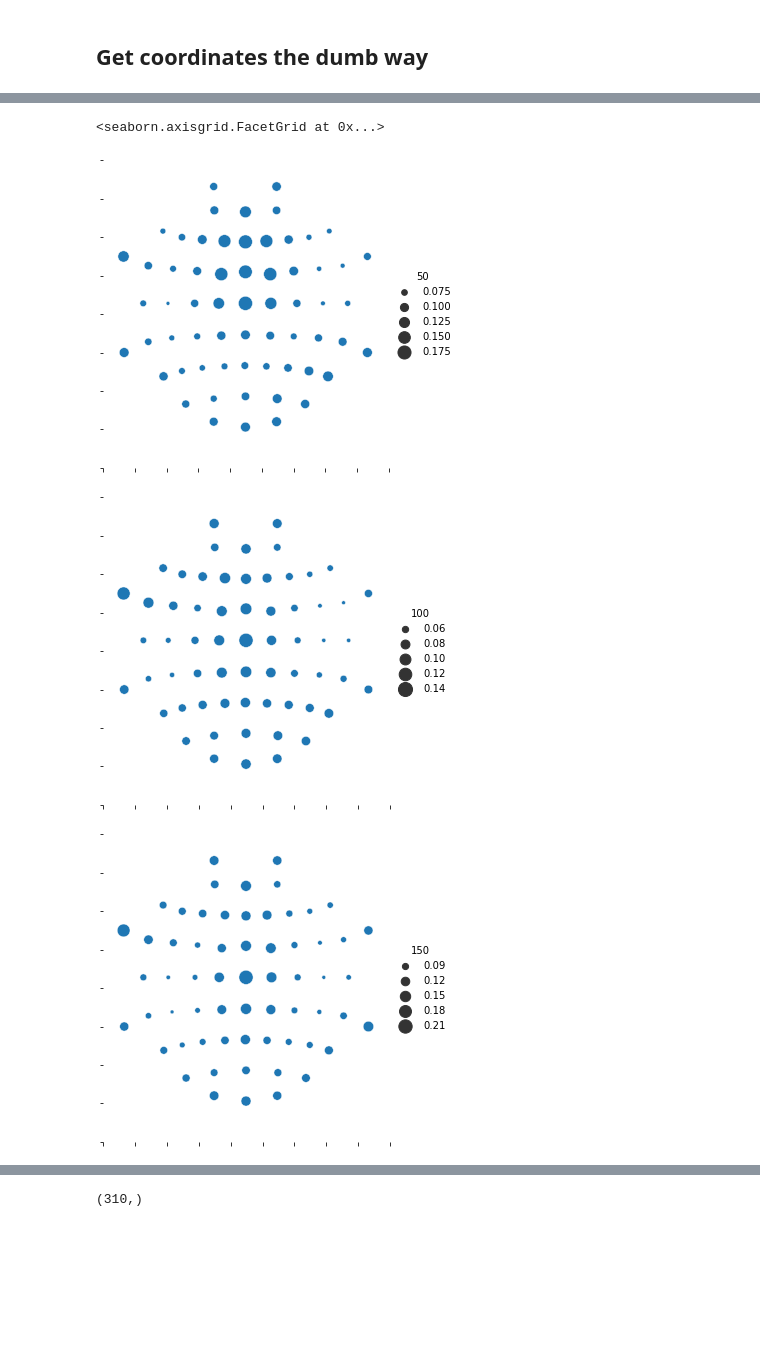
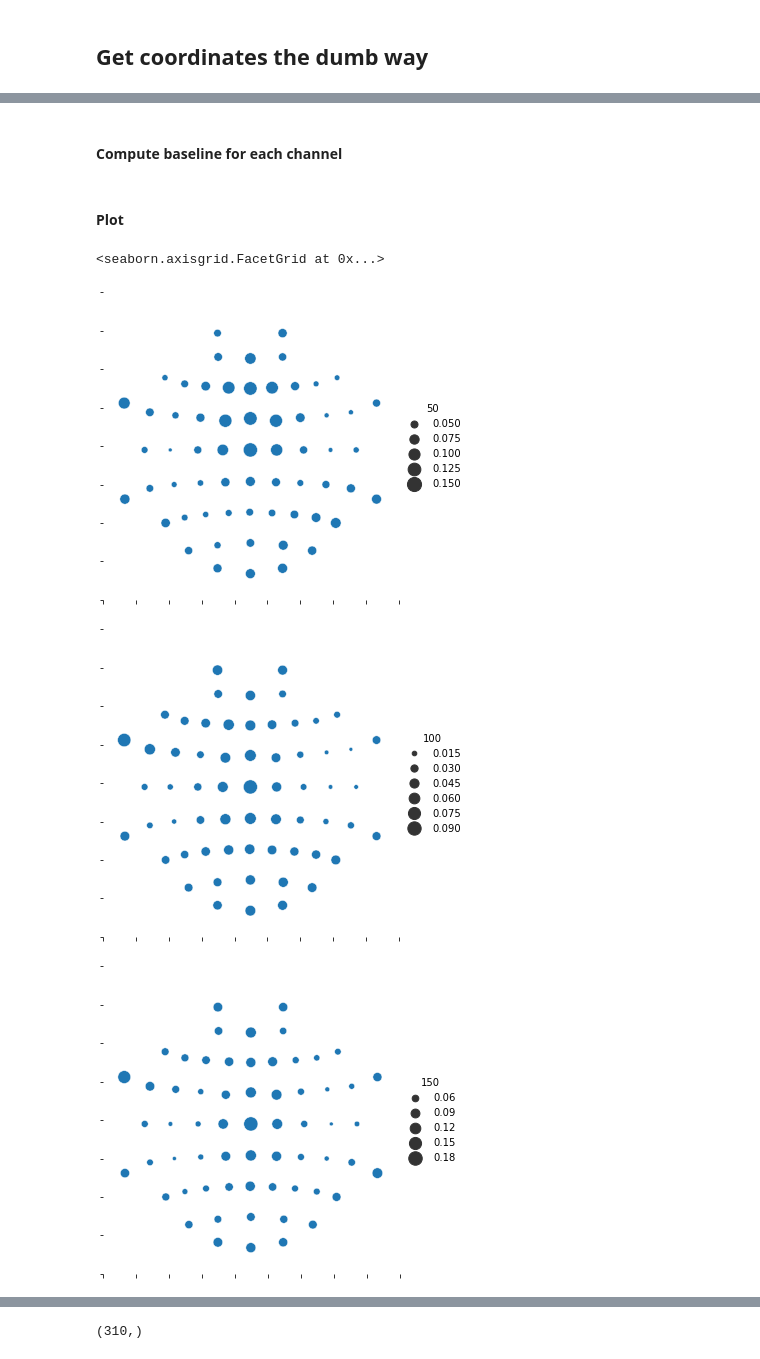
Before and after one commit to letitiayhho/tone-target-monitoring-2, a Jupyter notebook: scripts/coherence_maps.ipynb, the cells around one changed output, grey strips where cells are left out. Cells and saved outputs as stored; diff of their text form; code cells hidden in the pictures; blank space fills up the shorter version.

Commit message:
Baseline coherence values, plot imcoh too

```diff
--- a/scripts/coherence_maps.ipynb
+++ b/scripts/coherence_maps.ipynb
@@ -106,43 +110,80 @@ coh_250 = coh_sub_avg[coh_sub_avg['cond'] == 250]
+# %% [markdown]
+#### Compute baseline for each channel
 # %%
-# Subtract coherence values from baseline?
+# Compute baseline for each channel
+control_50 = coh[coh['cond'] != 50]
+control_100 = coh[coh['cond'] != 100]
+control_150 = coh[coh['cond'] != 150]
+control_200 = coh[coh['cond'] != 200]
+control_250 = coh[coh['cond'] != 250]
+
+# Baseline for each channel
+baseline_50 = control_50.groupby(['chan']).mean()['50']
+baseline_100 = control_100.groupby(['chan']).mean()['100']
+baseline_150 = control_150.groupby(['chan']).mean()['150']
+baseline_200 = control_200.groupby(['chan']).mean()['200']
+baseline_250 = control_250.groupby(['chan']).mean()['250']
+
+# Fix indexes
+baseline_50 = baseline_50.reset_index(drop = True)
+baseline_100 = baseline_100.reset_index(drop = True)
+baseline_150 = baseline_150.reset_index(drop = True)
+baseline_200 = baseline_200.reset_index(drop = True)
+baseline_250 = baseline_250.reset_index(drop = True)
+# %%
+# Create copies
+coh_50_baselined = coh_50.copy()
+coh_100_baselined = coh_100.copy()
+coh_150_baselined = coh_150.copy()
+coh_200_baselined = coh_200.copy()
+coh_250_baselined = coh_250.copy()
+
+# Subtract baseline
+coh_50_baselined['50'] = (coh_50['50'].to_numpy() - baseline_50).tolist()
+coh_100_baselined['100'] = (coh_100['100'].to_numpy() - baseline_100).tolist()
+coh_150_baselined['150'] = (coh_150['150'].to_numpy() - baseline_150).tolist()
+coh_200_baselined['200'] = (coh_200['200'].to_numpy() - baseline_200).tolist()
+coh_250_baselined['250'] = (coh_250['250'].to_numpy() - baseline_250).tolist()
+# %% [markdown]
+#### Plot
 # %%
 # Plot
-ax = sns.relplot(x = "x", y = "y", size = "50", sizes=(15, 200), data = coh_50)
+ax = sns.relplot(x = "x", y = "y", size = "50", sizes=(15, 200), data = coh_50_baselined)
 ax.despine(left = True, bottom = True)
 ax.set_xticklabels([])
 ax.set_yticklabels([])
 ax.set_xlabels('')
 ax.set_ylabels('')
 
-ax = sns.relplot(x = "x", y = "y", size = "100", sizes=(15, 200), data = coh_100)
+ax = sns.relplot(x = "x", y = "y", size = "100", sizes=(15, 200), data = coh_100_baselined)
 ax.despine(left = True, bottom = True)
 ax.set_xticklabels([])
 ax.set_yticklabels([])
 ax.set_xlabels('')
 ax.set_ylabels('')
 
-ax = sns.relplot(x = "x", y = "y", size = "150", sizes=(15, 200), data = coh_150)
+ax = sns.relplot(x = "x", y = "y", size = "150", sizes=(15, 200), data = coh_150_baselined)
 ax.despine(left = True, bottom = True)
 ax.set_xticklabels([])
 ax.set_yticklabels([])
 ax.set_xlabels('')
 ax.set_ylabels('')
 
-ax = sns.relplot(x = "x", y = "y", size = "200", sizes=(15, 200), data = coh_200)
+ax = sns.relplot(x = "x", y = "y", size = "200", sizes=(15, 200), data = coh_200_baselined)
 ax.despine(left = True, bottom = True)
 ax.set_xticklabels([])
 ax.set_yticklabels([])
 ax.set_xlabels('')
 ax.set_ylabels('')
 
-ax = sns.relplot(x = "x", y = "y", size = "250", sizes=(15, 200), data = coh_250)
+ax = sns.relplot(x = "x", y = "y", size = "250", sizes=(15, 200), data = coh_250_baselined)
 ax.despine(left = True, bottom = True)
 ax.set_xticklabels([])
 ax.set_yticklabels([])
 ax.set_xlabels('')
 ax.set_ylabels('')
 # %% [output]
 <seaborn.axisgrid.FacetGrid at 0x...>
-[figure, old version]
+[figure, new version]
-[figure, old version]
+[figure, new version]
-[figure, old version]
+[figure, new version]
```
Also changed, not shown: parts of 19 cells of this notebook.
